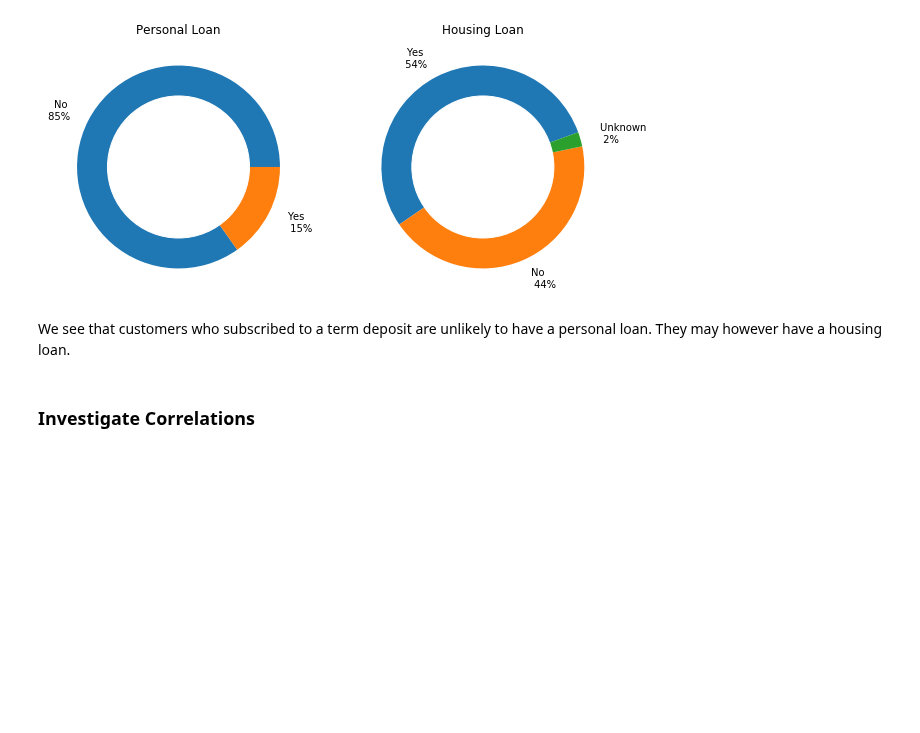
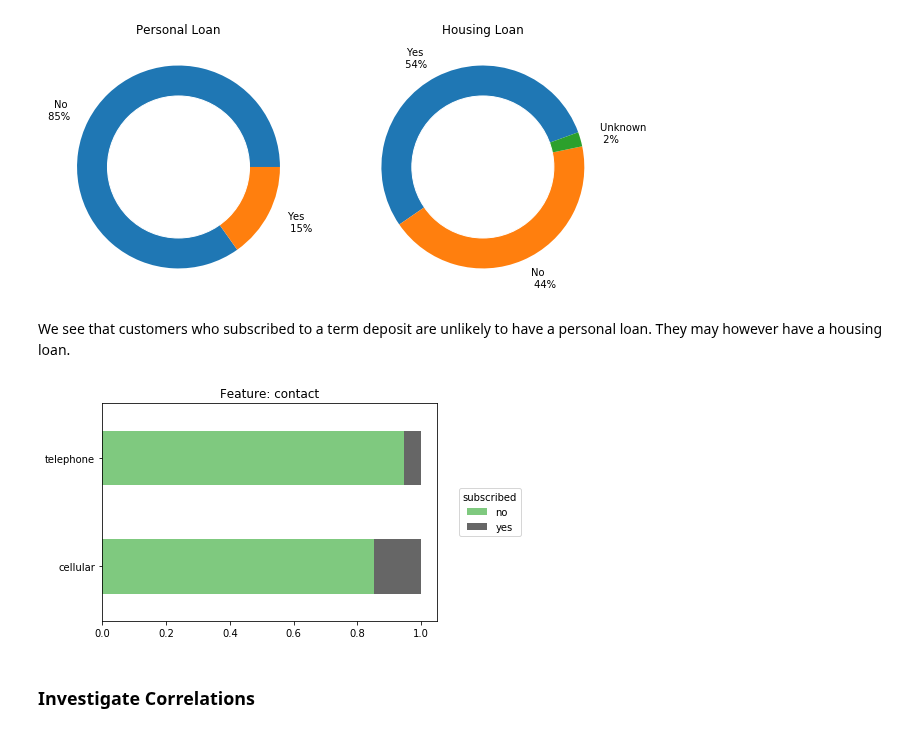
Before and after one commit to nadinezab/bank-marketing, a Jupyter notebook: bank-marketing.ipynb, the cells around one changed output. Drawn from its saved outputs; the diff is of its cells as text; code cells hidden in the pictures; blank space fills up the shorter version.

```diff
--- a/bank-marketing.ipynb
+++ b/bank-marketing.ipynb
@@ -783,6 +784,12 @@ plt.show()
 [figure]
 # %% [markdown]
 We see that customers who subscribed to a term deposit are unlikely to have a personal loan. They may however have a housing loan.
+# %%
+# Plot stacked bar chart
+feature_rate_plot('contact', 'y', df)
+plt.savefig('Images/contact.pdf', bbox_inches = "tight")
+# %% [output]
+[figure, added]
 # %% [markdown]
 ### Investigate Correlations
 # %% [markdown]
```
Also changed, not shown: parts of 2 cells of this notebook, 3 other files.
